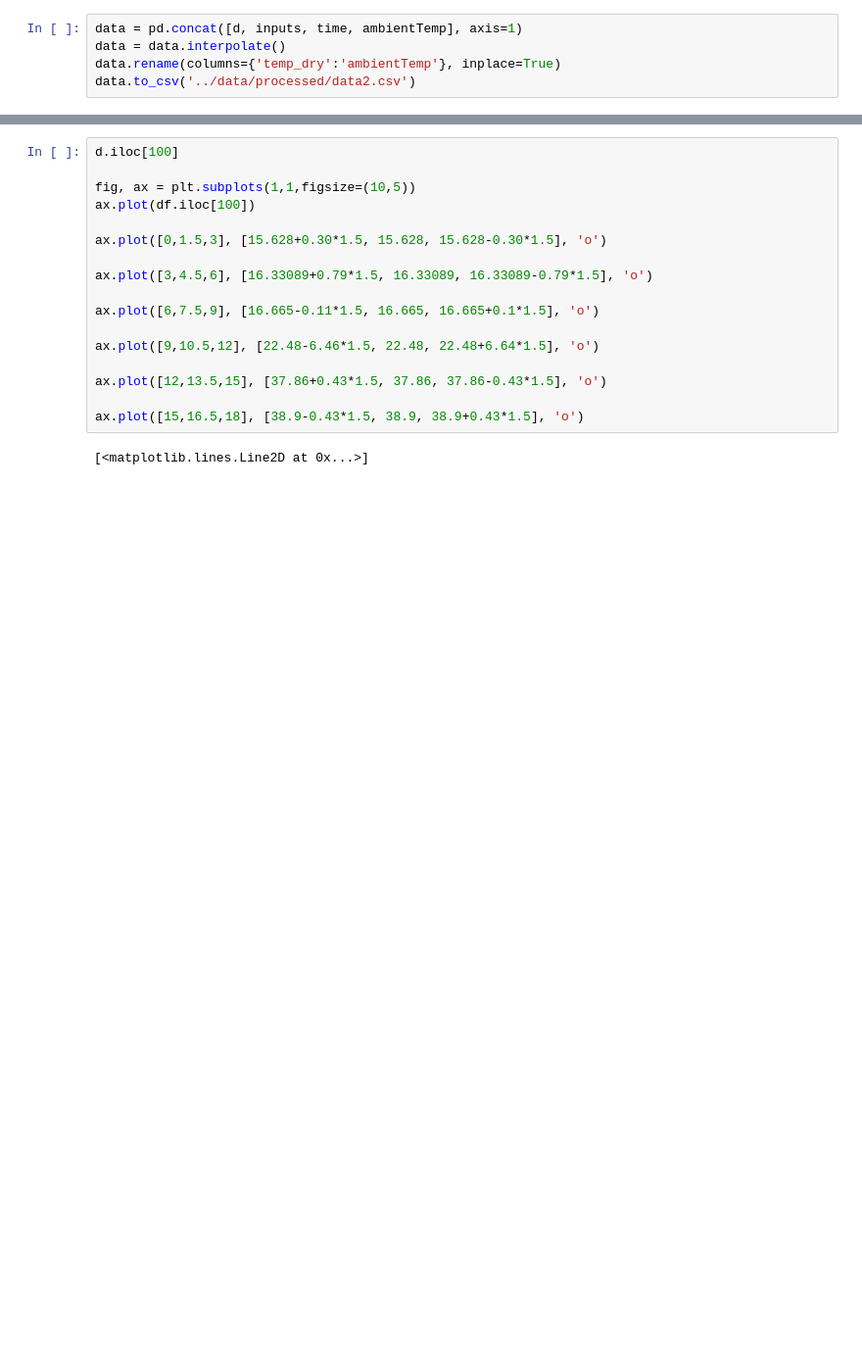
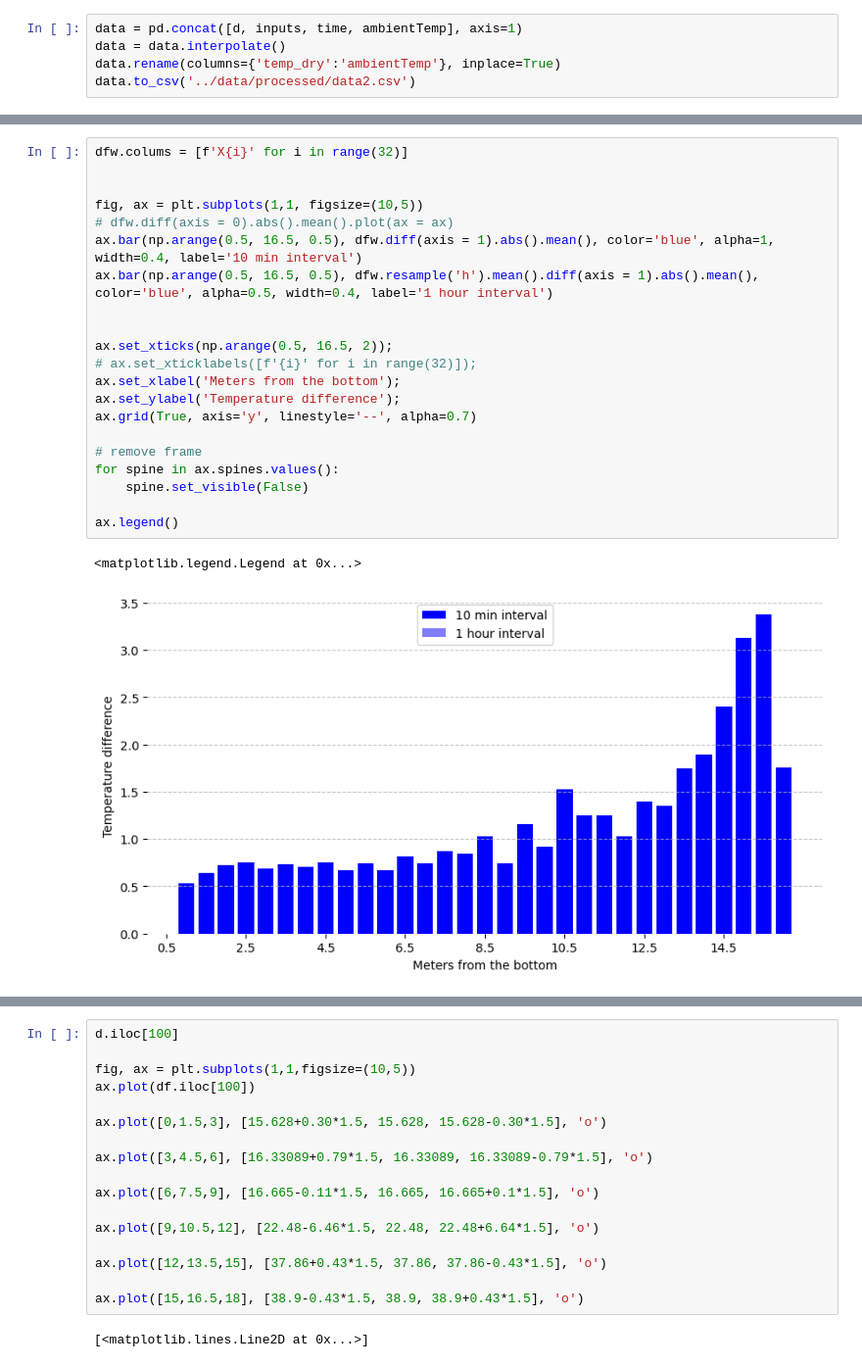
Before and after one commit to petergroenning/thesis_project, a Jupyter notebook: notebooks/explorative_analysis.ipynb, the cells around one changed output, grey strips where cells are left out. Shown at 98% size. Cells and saved outputs as stored; diff of their text form; blank space fills up the shorter version.

```diff
--- a/notebooks/explorative_analysis.ipynb
+++ b/notebooks/explorative_analysis.ipynb
@@ -112,0 +314,24 @@ data
+# %%
+dfw.colums = [f'X{i}' for i in range(32)]
+
+
+fig, ax = plt.subplots(1,1, figsize=(10,5))
+# dfw.diff(axis = 0).abs().mean().plot(ax = ax)
+ax.bar(np.arange(0.5, 16.5, 0.5), dfw.diff(axis = 1).abs().mean(), color='blue', alpha=1, width=0.4, label='10 min interval')
+ax.bar(np.arange(0.5, 16.5, 0.5), dfw.resample('h').mean().diff(axis = 1).abs().mean(), color='blue', alpha=0.5, width=0.4, label='1 hour interval')
+
+
+ax.set_xticks(np.arange(0.5, 16.5, 2));
+# ax.set_xticklabels([f'{i}' for i in range(32)]);
+ax.set_xlabel('Meters from the bottom');
+ax.set_ylabel('Temperature difference');
+ax.grid(True, axis='y', linestyle='--', alpha=0.7)
+
+# remove frame
+for spine in ax.spines.values():
+    spine.set_visible(False)
+
+ax.legend()
+# %% [output]
+<matplotlib.legend.Legend at 0x...>
+[figure, added]
```
Also changed, not shown: parts of 21 cells of this notebook, 25 other files.
